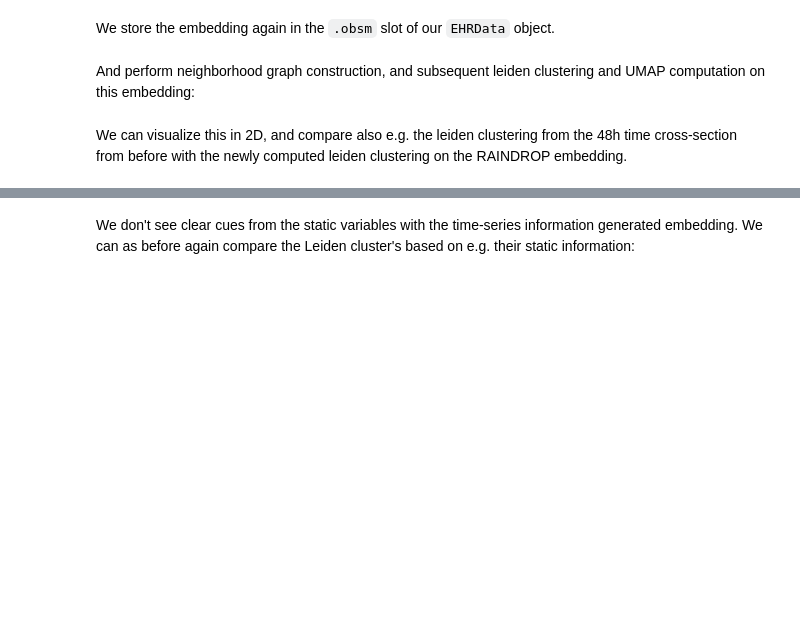
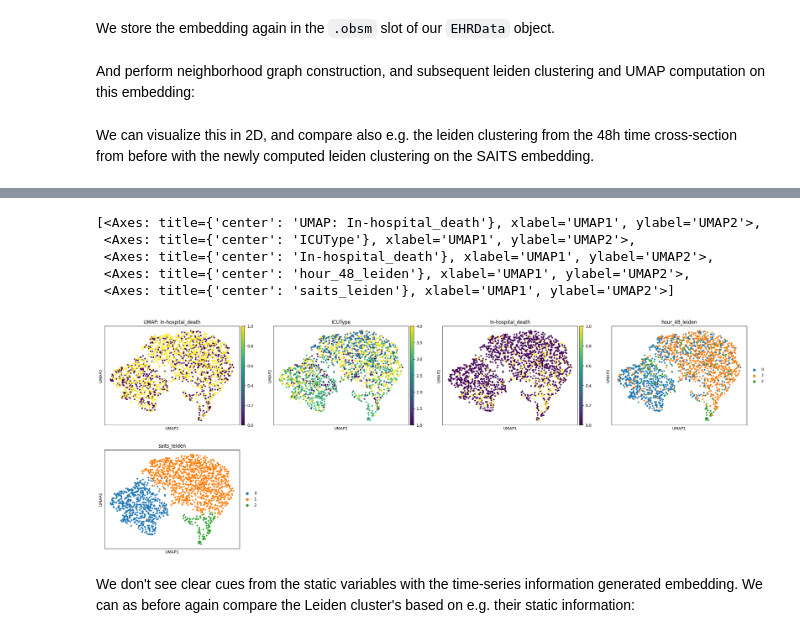
Before and after one commit to theislab/ehrapy-tutorials, a Jupyter notebook: longitudinal_with_ehrapy.ipynb, the cells around one changed output, grey strips where cells are left out. Drawn from its saved outputs; the diff is of its cells as text; code cells hidden in the pictures; blank space fills up the shorter version.

```diff
--- a/longitudinal_with_ehrapy.ipynb
+++ b/longitudinal_with_ehrapy.ipynb
@@ -473,20 +614,20 @@ This is a more sophisticated representation learning approach than we used in Se
 # %%
-# prepare data for PyPOTS' raindrop backbone
+# prepare data for PyPOTS' saits backbone
 data = edata_test.layers["tem_data"].transpose(0, 2, 1).copy()
-mask = np.isnan(data)
-data[mask] = 0
+missing_mask = np.isnan(data)
+data[missing_mask] = 0
 data = torch.tensor(data, dtype=torch.float32)
 
-# get the raindrop embedding
-embedding, _ = raindrop.model.backbone(
-    data,
-    timestamps = torch.tensor(np.tile(np.arange(0, 48), (edata_test.shape[0], 1)), dtype=torch.float32),
-    lengths = torch.tensor(np.ones(edata_test.shape[0]) * 48, dtype=torch.float32),
+# get the saits embedding
+_, _, X_tilde_3, _, _, _ = saits.model.encoder(
+    torch.tensor(data, dtype=torch.float32),
+    torch.tensor(missing_mask, dtype=torch.float32),
+    None,
 )
 # %% [markdown]
 We store the embedding again in the `.obsm` slot of our `EHRData` object.
 # %%
-edata_test.obsm["raindrop_embedding"] = torch.sum(embedding, dim=0).detach().numpy()
+edata_test.obsm["saits_embedding"] = X_tilde_3.mean(dim=1).detach().numpy()
 # %% [markdown]
 And perform neighborhood graph construction, and subsequent leiden clustering and UMAP computation on this embedding:
 # %%
@@ -496,4 +637,5 @@ ep.tl.umap(edata_test, neighbors_key='raindrop_neighbors')
 # %% [markdown]
-We can visualize this in 2D, and compare also e.g. the leiden clustering from the 48h time cross-section from before with the newly computed leiden clustering on the RAINDROP embedding.
+We can visualize this in 2D, and compare also e.g. the leiden clustering from the 48h time cross-section from before with the newly computed leiden clustering on the SAITS embedding.
 # %%
-ep.pl.umap(edata_test, color=["Gender", "ICUType", "In-hospital_death", "hour_48_leiden", "raindrop_leiden"], title='UMAP: In-hospital_death', show=False)
+ep.pl.umap(edata_test, color=["Gender", "ICUType", "In-hospital_death", "hour_48_leiden", "saits_leiden"], title='UMAP: In-hospital_death', show=False)
+# %% [output]
@@ -500,3 +646,9 @@ ep.pl.umap(edata_test, color=["Gender", "ICUType", "In-hospital_death", "hour_48
+[<Axes: title={'center': 'UMAP: In-hospital_death'}, xlabel='UMAP1', ylabel='UMAP2'>,
+ <Axes: title={'center': 'ICUType'}, xlabel='UMAP1', ylabel='UMAP2'>,
+ <Axes: title={'center': 'In-hospital_death'}, xlabel='UMAP1', ylabel='UMAP2'>,
+ <Axes: title={'center': 'hour_48_leiden'}, xlabel='UMAP1', ylabel='UMAP2'>,
+ <Axes: title={'center': 'saits_leiden'}, xlabel='UMAP1', ylabel='UMAP2'>]
+[figure, added]
 # %% [markdown]
 We don't see clear cues from the static variables with the time-series information generated embedding.
 We can as before again compare the Leiden cluster's based on e.g. their static information:
```
Also changed, not shown: parts of 31 cells of this notebook.
